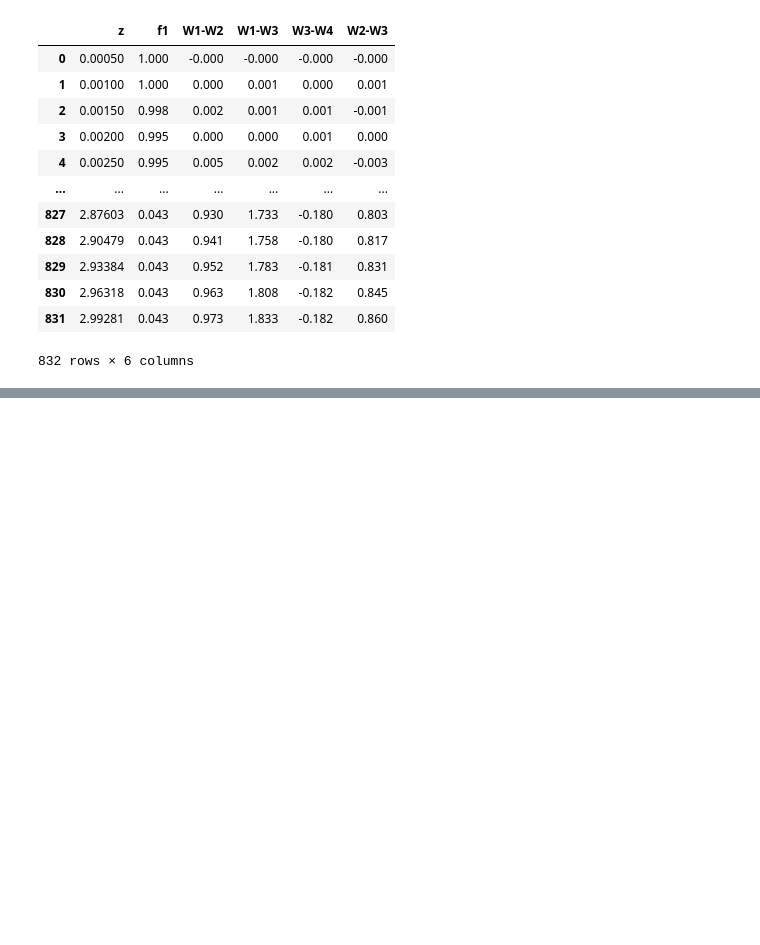
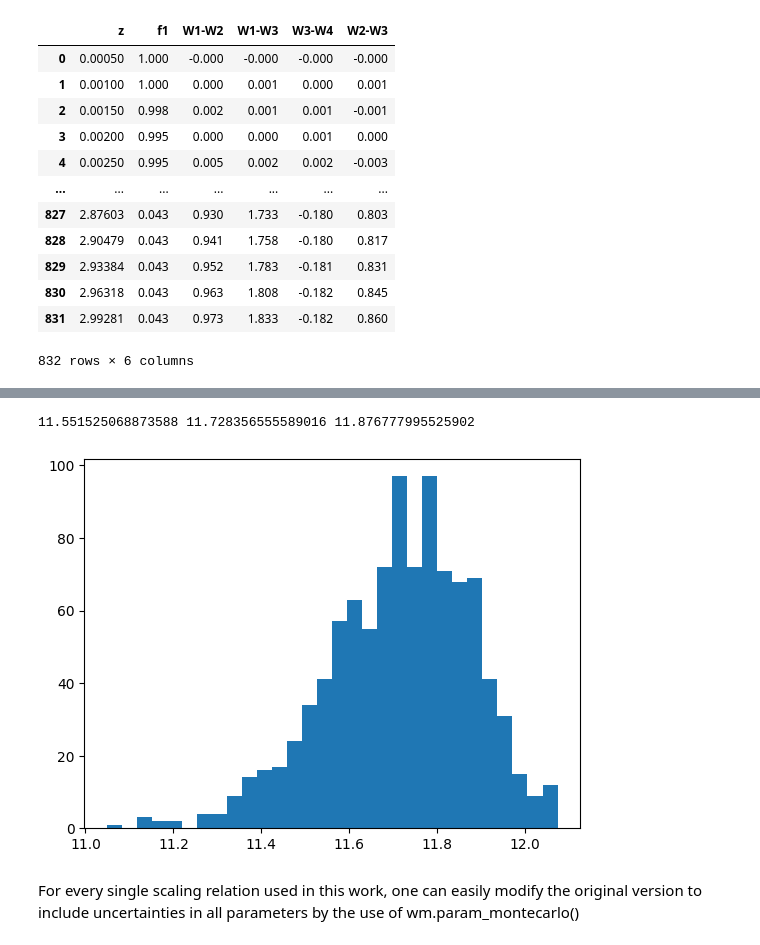
Before and after one commit to joacoh/wise2mbh, a Jupyter notebook: notebooks/allwise_test.ipynb, the cells around one changed output, grey strips where cells are left out. Cells and saved outputs as stored; diff of their text form; code cells hidden in the pictures; blank space fills up the shorter version.

```diff
--- a/notebooks/allwise_test.ipynb
+++ b/notebooks/allwise_test.ipynb
@@ -250,0 +255,11 @@ TypeError: '<' not supported between instances of 'module' and 'float'
+# %%
+def wise_to_logsm(w1abs, w1w2, resolved=False):
+    w1_abs_sun = 3.26                   #from Willmer (2018) https://iopscience.iop.org/article/10.3847/1538-4365/aabfdf
+
+    log_sm_lw1 = -1.96*w1w2 - 0.03
+    if resolved:
+        log_sm_lw1 = -2.54*w1w2 - 0.17
+    log_lw1 = -0.4*(w1abs-w1_abs_sun)   #from Cluver et al. (2014) https://iopscience.iop.org/article/10.1088/0004-637X/782/2/90
+    log_sm = log_sm_lw1 + log_lw1
+
+    return log_sm
@@ -250,0 +283,26 @@ TypeError: '<' not supported between instances of 'module' and 'float'
+# %%
+def wise_to_logsm(w1abs, w1w2, resolved=False):
+    w1_abs_sun = 3.26                   #from Willmer (2018) https://iopscience.iop.org/article/10.3847/1538-4365/aabfdf
+
+    log_sm_lw1 = wm.param_montecarlo(-1.96,0.8)*w1w2 - wm.param_montecarlo(0.03,0.03) #Fake uncertainties applied
+    if resolved:
+        log_sm_lw1 = -2.54*w1w2 - 0.17
+    log_lw1 = -0.4*(w1abs-w1_abs_sun)   #from Cluver et al. (2014) https://iopscience.iop.org/article/10.1088/0004-637X/782/2/90
+    log_sm = log_sm_lw1 + log_lw1
+
+    return log_sm
+# %%
+log_sm_uncertain = wise_to_logsm(w1abs, w1w2_sat_complete)
+# %%
+plt.hist(log_sm_uncertain[0],bins=30)
+
+nominal = np.median(log_sm_uncertain[0])
+sigma_down = np.percentile(log_sm_uncertain[0],16)
+sigma_top = np.percentile(log_sm_uncertain[0],84)
+
+print(sigma_down, nominal, sigma_top)
+# %% [output]
+11.551525068873588 11.728356555589016 11.876777995525902
+[figure, added]
+# %% [markdown]
+For every single scaling relation used in this work, one can easily modify the original version to include uncertainties in all parameters by the use of wm.param_montecarlo()
```
Also changed, not shown: parts of 7 cells of this notebook.
